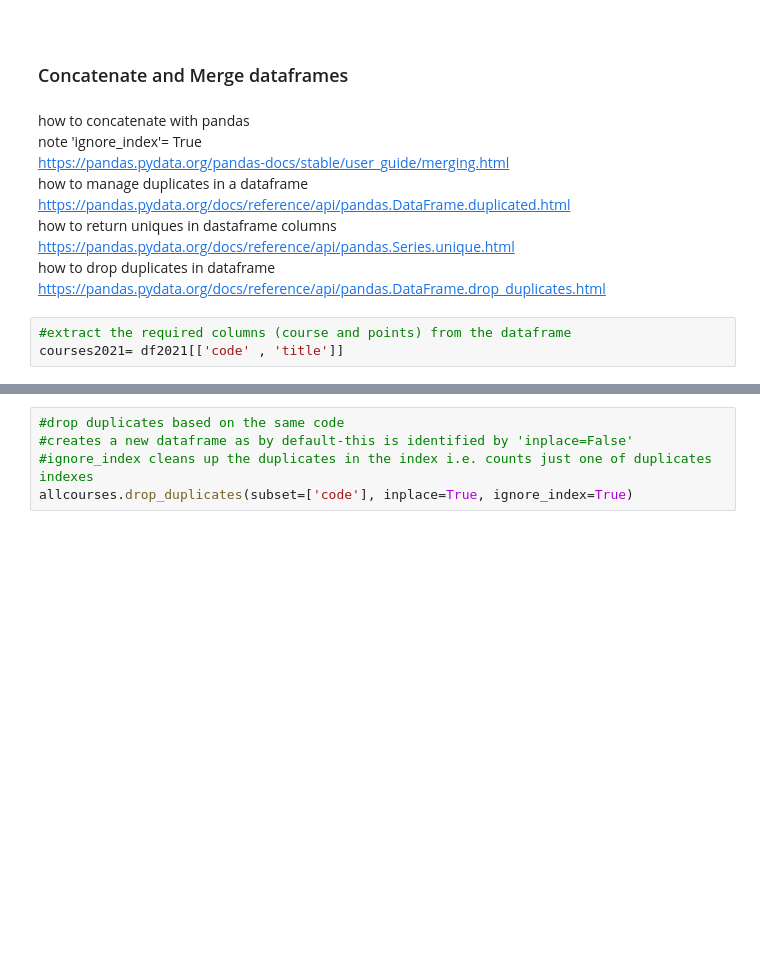
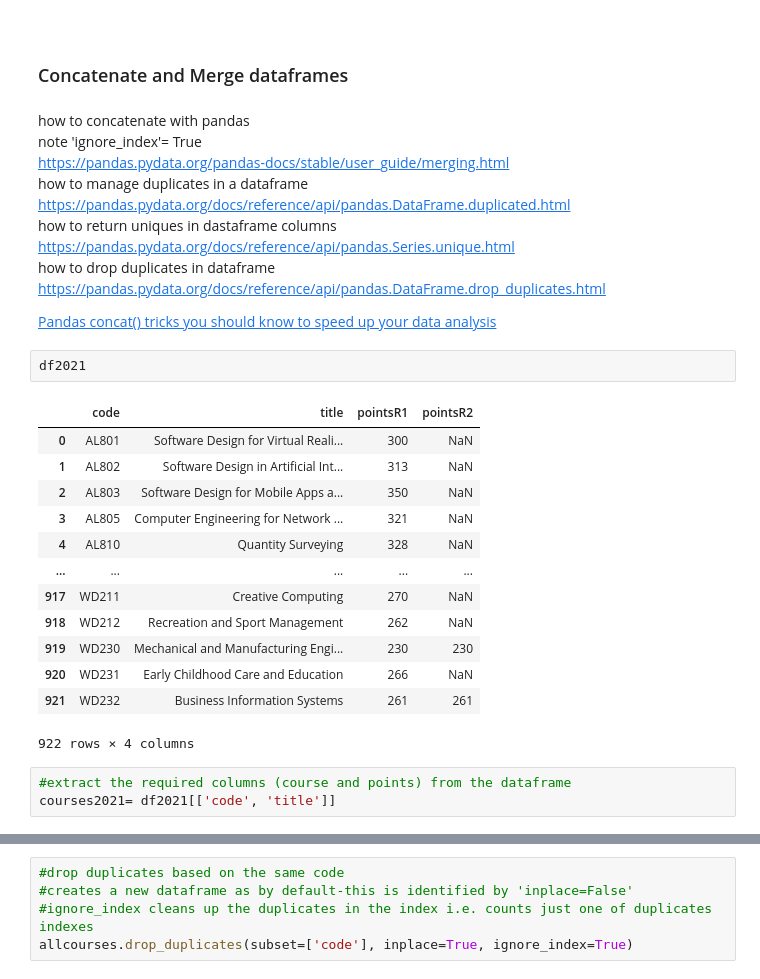
Before and after one commit to doodymack/Fun_of_DA_Assessment, a Jupyter notebook: CAO_points.ipynb, the cells around one changed output, grey strips where cells are left out. Drawn from its saved outputs; the diff is of its cells as text; blank space fills up the shorter version.

```diff
--- a/CAO_points.ipynb
+++ b/CAO_points.ipynb
@@ -668,8 +723,26 @@ how to return uniques in dastaframe columns <br>
 https://pandas.pydata.org/docs/reference/api/pandas.Series.unique.html <br>
 how to drop duplicates in dataframe <br>
 https://pandas.pydata.org/docs/reference/api/pandas.DataFrame.drop_duplicates.html
+
+[Pandas concat() tricks you should know to speed up your data analysis](https://towardsdatascience.com/pandas-concat-tricks-you-should-know-to-speed-up-your-data-analysis-cd3d4fdfe6dd#:~:text=Dealing%20with%20index%20and%20axis,-Suppose%20we%20have&text=If%20you%20want%20the%20concatenation,%2C%20%E2%80%A6%2C%20n%2D1%20.&text=To%20concatenate%20DataFrames%20horizontally%20along,set%20the%20argument%20axis%3D1%20.)
+# %%
+df2021
+# %% [output]
+|  | code | title | pointsR1 | pointsR2 |
+| 0 | AL801 | Software Design for Virtual Reali... | 300 | NaN |
+| 1 | AL802 | Software Design in Artificial Int... | 313 | NaN |
+| 2 | AL803 | Software Design for Mobile Apps a... | 350 | NaN |
+| 3 | AL805 | Computer Engineering for Network ... | 321 | NaN |
+| 4 | AL810 | Quantity Surveying | 328 | NaN |
+| ... | ... | ... | ... | ... |
+| 917 | WD211 | Creative Computing | 270 | NaN |
+| 918 | WD212 | Recreation and Sport Management | 262 | NaN |
+| 919 | WD230 | Mechanical and Manufacturing Engi... | 230 | 230 |
+| 920 | WD231 | Early Childhood Care and Education | 266 | NaN |
+| 921 | WD232 | Business Information Systems | 261 | 261 |
+922 rows × 4 columns
 # %%
 #extract the required columns (course and points) from the dataframe
-courses2021= df2021[['code' , 'title']]
+courses2021= df2021[['code', 'title']]
 # %%
 courses2021
```
Also changed, not shown: parts of 51 cells of this notebook, 19 other files.
